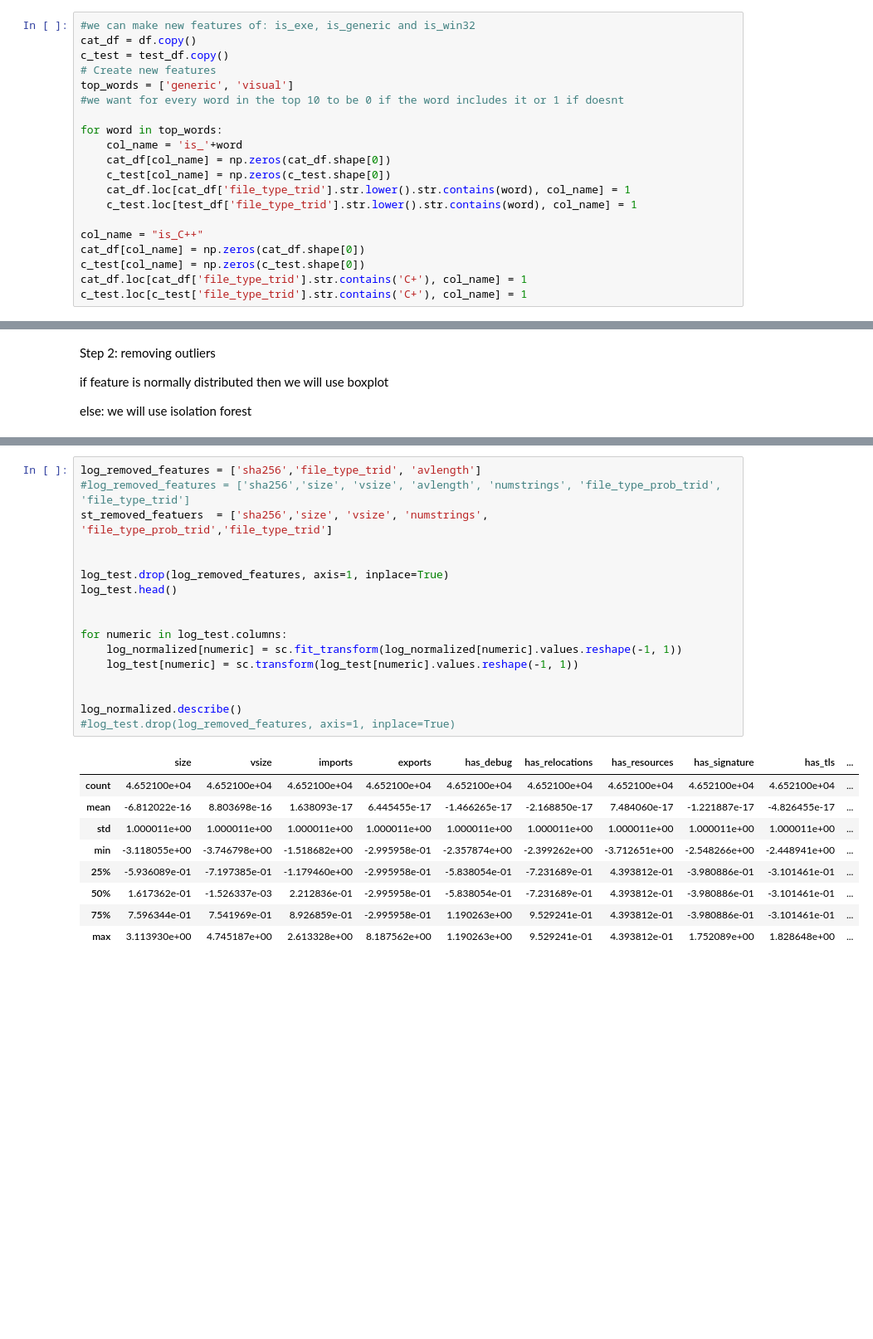
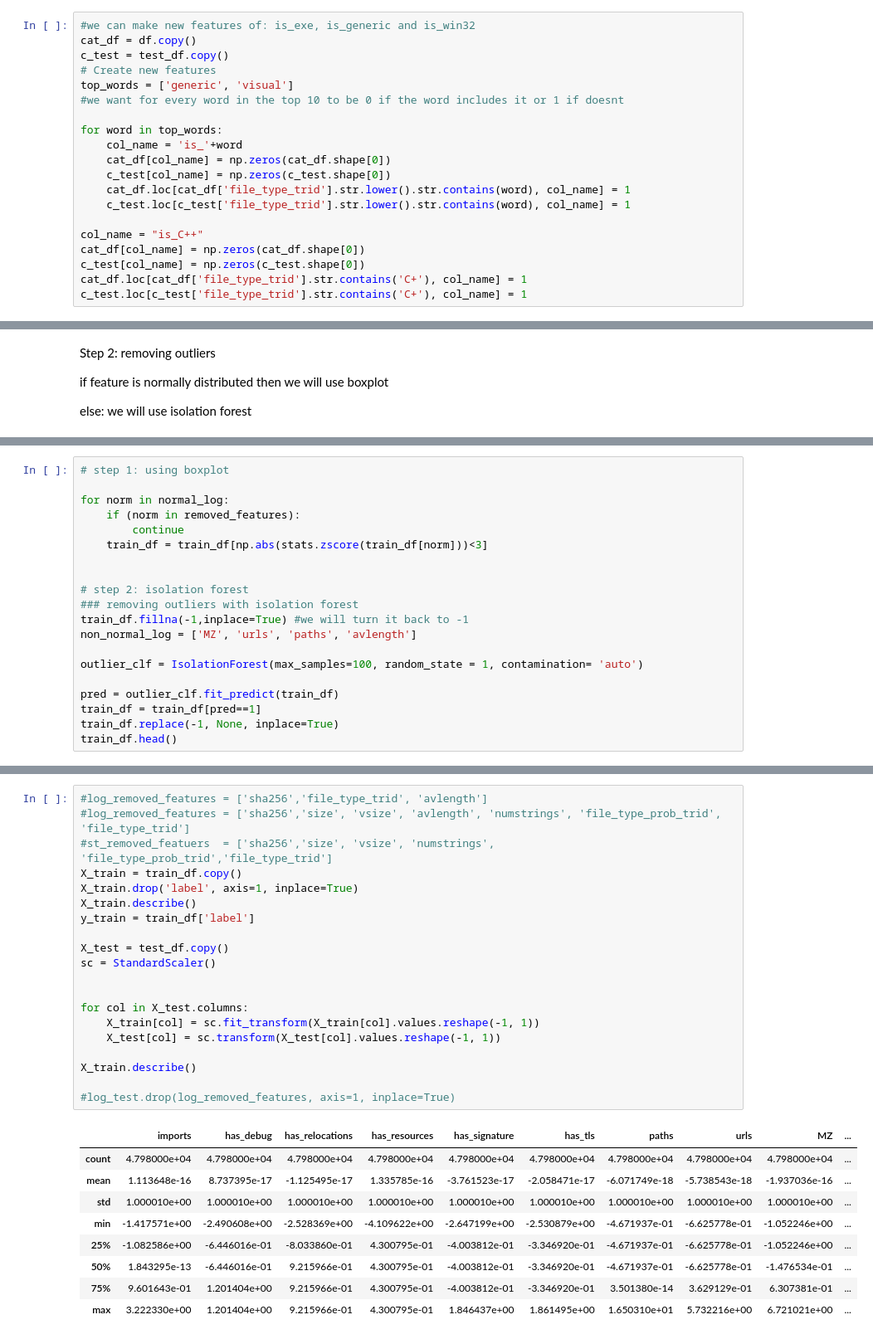
Before and after one commit to YuvalRubinstein99/IntroToMLProject, a Jupyter notebook: project-v1.4.2.ipynb, the cells around one changed output, grey strips where cells are left out. Shown at 83% size. Drawn from its saved outputs; the diff is of its cells as text; blank space fills up the shorter version.

```diff
--- a/project-v1.4.2.ipynb
+++ b/project-v1.4.2.ipynb
@@ -402,7 +402,7 @@ for word in top_words:
     cat_df[col_name] = np.zeros(cat_df.shape[0])
     c_test[col_name] = np.zeros(c_test.shape[0])
     cat_df.loc[cat_df['file_type_trid'].str.lower().str.contains(word), col_name] = 1
-    c_test.loc[test_df['file_type_trid'].str.lower().str.contains(word), col_name] = 1
+    c_test.loc[c_test['file_type_trid'].str.lower().str.contains(word), col_name] = 1
 
 col_name = "is_C++"
 cat_df[col_name] = np.zeros(cat_df.shape[0])
@@ -731,0 +664,20 @@ plt.show()
+# %%
+# step 1: using boxplot
+
+for norm in normal_log:
+    if (norm in removed_features):
+        continue
+    train_df = train_df[np.abs(stats.zscore(train_df[norm]))<3]
+
+
+# step 2: isolation forest
+### removing outliers with isolation forest
+train_df.fillna(-1,inplace=True) #we will turn it back to -1
+non_normal_log = ['MZ', 'urls', 'paths', 'avlength']
+
+outlier_clf = IsolationForest(max_samples=100, random_state = 1, contamination= 'auto')
+
+pred = outlier_clf.fit_predict(train_df)
+train_df = train_df[pred==1]
+train_df.replace(-1, None, inplace=True)
+train_df.head()
@@ -732,28 +738,31 @@ plt.show()
 # %%
-log_removed_features = ['sha256','file_type_trid', 'avlength']
+#log_removed_features = ['sha256','file_type_trid', 'avlength']
 #log_removed_features = ['sha256','size', 'vsize', 'avlength', 'numstrings', 'file_type_prob_trid', 'file_type_trid']
-st_removed_featuers  = ['sha256','size', 'vsize', 'numstrings', 'file_type_prob_trid','file_type_trid']
+#st_removed_featuers  = ['sha256','size', 'vsize', 'numstrings', 'file_type_prob_trid','file_type_trid']
+X_train = train_df.copy()
+X_train.drop('label', axis=1, inplace=True)
+X_train.describe()
+y_train = train_df['label']
+
+X_test = test_df.copy()
+sc = StandardScaler()
 
 
-log_test.drop(log_removed_features, axis=1, inplace=True)
-log_test.head()
+for col in X_test.columns:
+    X_train[col] = sc.fit_transform(X_train[col].values.reshape(-1, 1))
+    X_test[col] = sc.transform(X_test[col].values.reshape(-1, 1))
 
+X_train.describe()
 
-for numeric in log_test.columns:
-    log_normalized[numeric] = sc.fit_transform(log_normalized[numeric].values.reshape(-1, 1))
-    log_test[numeric] = sc.transform(log_test[numeric].values.reshape(-1, 1))
-
-
-log_normalized.describe()
 #log_test.drop(log_removed_features, axis=1, inplace=True)
 # %% [output]
-|  | size | vsize | imports | exports | has_debug | has_relocations | has_resources | has_signature | has_tls | ... |
-| count | 4.652100e+04 | 4.652100e+04 | 4.652100e+04 | 4.652100e+04 | 4.652100e+04 | 4.652100e+04 | 4.652100e+04 | 4.652100e+04 | 4.652100e+04 | ... |
-| mean | -6.812022e-16 | 8.803698e-16 | 1.638093e-17 | 6.445455e-17 | -1.466265e-17 | -2.168850e-17 | 7.484060e-17 | -1.221887e-17 | -4.826455e-17 | ... |
-| std | 1.000011e+00 | 1.000011e+00 | 1.000011e+00 | 1.000011e+00 | 1.000011e+00 | 1.000011e+00 | 1.000011e+00 | 1.000011e+00 | 1.000011e+00 | ... |
-| min | -3.118055e+00 | -3.746798e+00 | -1.518682e+00 | -2.995958e-01 | -2.357874e+00 | -2.399262e+00 | -3.712651e+00 | -2.548266e+00 | -2.448941e+00 | ... |
-| 25% | -5.936089e-01 | -7.197385e-01 | -1.179460e+00 | -2.995958e-01 | -5.838054e-01 | -7.231689e-01 | 4.393812e-01 | -3.980886e-01 | -3.101461e-01 | ... |
-| 50% | 1.617362e-01 | -1.526337e-03 | 2.212836e-01 | -2.995958e-01 | -5.838054e-01 | -7.231689e-01 | 4.393812e-01 | -3.980886e-01 | -3.101461e-01 | ... |
-| 75% | 7.596344e-01 | 7.541969e-01 | 8.926859e-01 | -2.995958e-01 | 1.190263e+00 | 9.529241e-01 | 4.393812e-01 | -3.980886e-01 | -3.101461e-01 | ... |
-| max | 3.113930e+00 | 4.745187e+00 | 2.613328e+00 | 8.187562e+00 | 1.190263e+00 | 9.529241e-01 | 4.393812e-01 | 1.752089e+00 | 1.828648e+00 | ... |
+|  | imports | has_debug | has_relocations | has_resources | has_signature | has_tls | paths | urls | MZ | ... |
+| count | 4.798000e+04 | 4.798000e+04 | 4.798000e+04 | 4.798000e+04 | 4.798000e+04 | 4.798000e+04 | 4.798000e+04 | 4.798000e+04 | 4.798000e+04 | ... |
+| mean | 1.113648e-16 | 8.737395e-17 | -1.125495e-17 | 1.335785e-16 | -3.761523e-17 | -2.058471e-17 | -6.071749e-18 | -5.738543e-18 | -1.937036e-16 | ... |
+| std | 1.000010e+00 | 1.000010e+00 | 1.000010e+00 | 1.000010e+00 | 1.000010e+00 | 1.000010e+00 | 1.000010e+00 | 1.000010e+00 | 1.000010e+00 | ... |
+| min | -1.417571e+00 | -2.490608e+00 | -2.528369e+00 | -4.109622e+00 | -2.647199e+00 | -2.530879e+00 | -4.671937e-01 | -6.625778e-01 | -1.052246e+00 | ... |
+| 25% | -1.082586e+00 | -6.446016e-01 | -8.033860e-01 | 4.300795e-01 | -4.003812e-01 | -3.346920e-01 | -4.671937e-01 | -6.625778e-01 | -1.052246e+00 | ... |
+| 50% | 1.843295e-13 | -6.446016e-01 | 9.215966e-01 | 4.300795e-01 | -4.003812e-01 | -3.346920e-01 | -4.671937e-01 | -6.625778e-01 | -1.476534e-01 | ... |
+| 75% | 9.601643e-01 | 1.201404e+00 | 9.215966e-01 | 4.300795e-01 | -4.003812e-01 | -3.346920e-01 | 3.501380e-14 | 3.629129e-01 | 6.307381e-01 | ... |
+| max | 3.222330e+00 | 1.201404e+00 | 9.215966e-01 | 4.300795e-01 | 1.846437e+00 | 1.861495e+00 | 1.650310e+01 | 5.732216e+00 | 6.721021e+00 | ... |
 # %%
```
Also changed, not shown: parts of 13 cells of this notebook.
